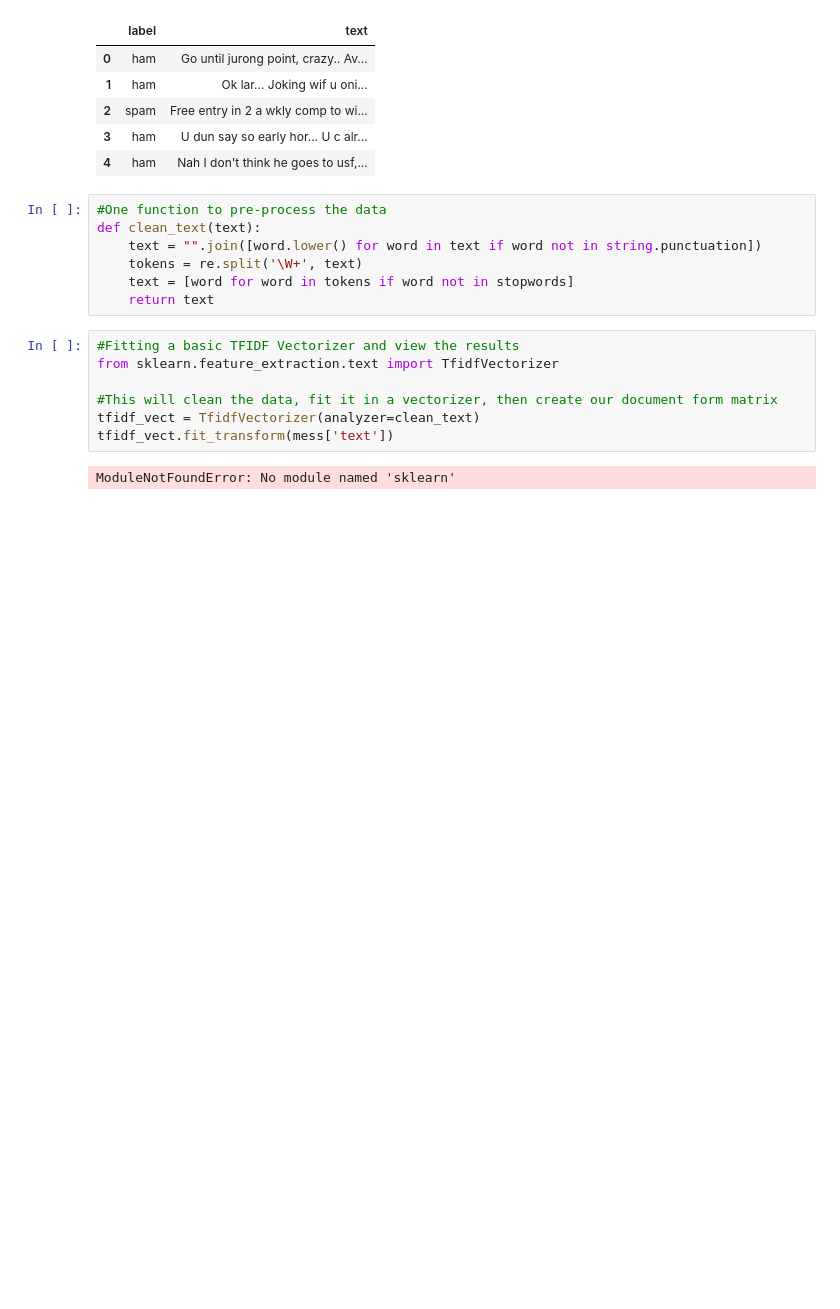
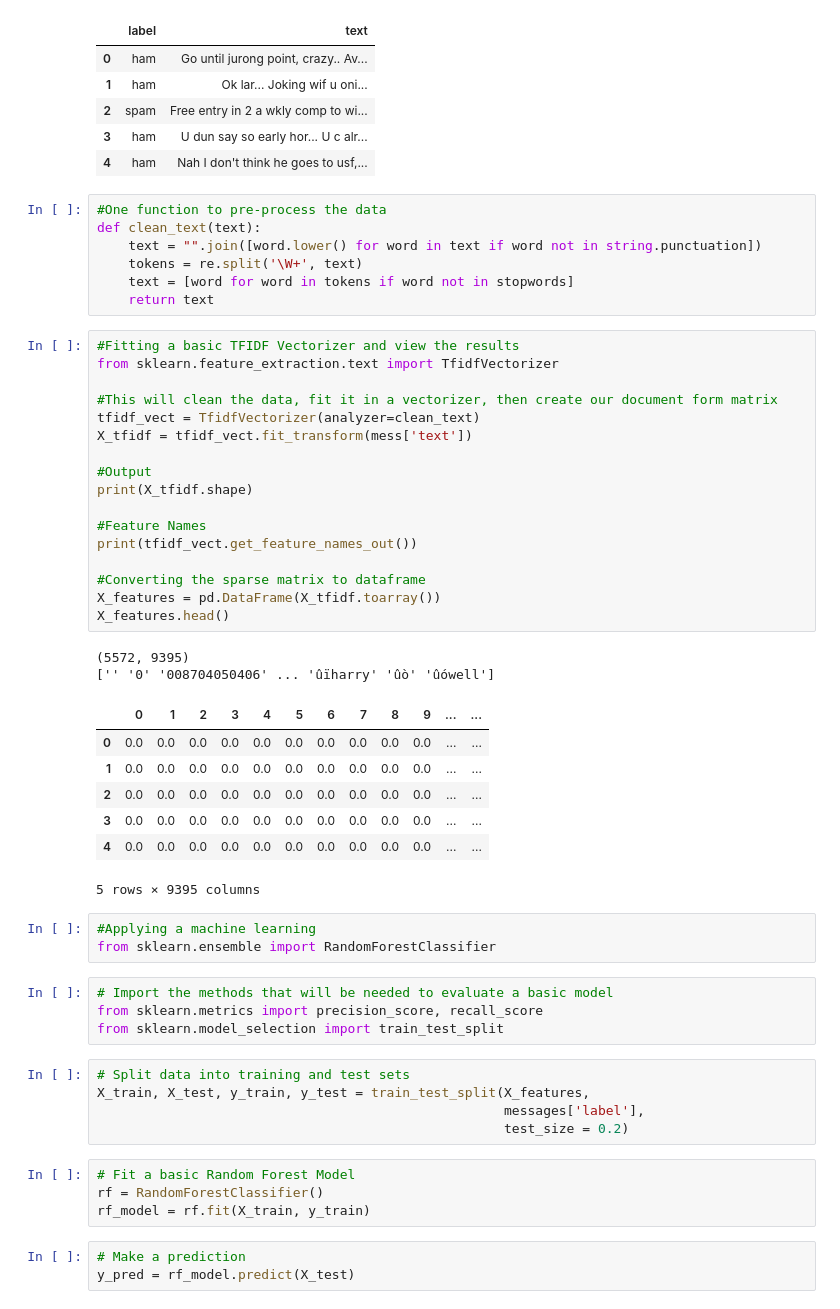
Before and after one commit to jyoung10078/NLP_Project, a Jupyter notebook: NLPTutorial_Notes.ipynb, the cells around one changed output. Drawn from its saved outputs; the diff is of its cells as text; blank space fills up the shorter version.

```diff
--- a/NLPTutorial_Notes.ipynb
+++ b/NLPTutorial_Notes.ipynb
@@ -180,9 +180,46 @@ def clean_text(text):
 # %%
 #Fitting a basic TFIDF Vectorizer and view the results
 from sklearn.feature_extraction.text import TfidfVectorizer
 
 #This will clean the data, fit it in a vectorizer, then create our document form matrix
 tfidf_vect = TfidfVectorizer(analyzer=clean_text)
-tfidf_vect.fit_transform(mess['text'])
+X_tfidf = tfidf_vect.fit_transform(mess['text'])
+
+#Output
+print(X_tfidf.shape)
+
+#Feature Names
+print(tfidf_vect.get_feature_names_out())
+
+#Converting the sparse matrix to dataframe
+X_features = pd.DataFrame(X_tfidf.toarray())
+X_features.head()
 # %% [output]
-ModuleNotFoundError: No module named 'sklearn'
+(5572, 9395)
+['' '0' '008704050406' ... 'ûïharry' 'ûò' 'ûówell']
+|  | 0 | 1 | 2 | 3 | 4 | 5 | 6 | 7 | 8 | 9 | ... | ... |
+| 0 | 0.0 | 0.0 | 0.0 | 0.0 | 0.0 | 0.0 | 0.0 | 0.0 | 0.0 | 0.0 | ... | ... |
+| 1 | 0.0 | 0.0 | 0.0 | 0.0 | 0.0 | 0.0 | 0.0 | 0.0 | 0.0 | 0.0 | ... | ... |
+| 2 | 0.0 | 0.0 | 0.0 | 0.0 | 0.0 | 0.0 | 0.0 | 0.0 | 0.0 | 0.0 | ... | ... |
+| 3 | 0.0 | 0.0 | 0.0 | 0.0 | 0.0 | 0.0 | 0.0 | 0.0 | 0.0 | 0.0 | ... | ... |
+| 4 | 0.0 | 0.0 | 0.0 | 0.0 | 0.0 | 0.0 | 0.0 | 0.0 | 0.0 | 0.0 | ... | ... |
+5 rows × 9395 columns
+# %%
+#Applying a machine learning
+from sklearn.ensemble import RandomForestClassifier
+# %%
+# Import the methods that will be needed to evaluate a basic model
+from sklearn.metrics import precision_score, recall_score
+from sklearn.model_selection import train_test_split
+# %%
+# Split data into training and test sets
+X_train, X_test, y_train, y_test = train_test_split(X_features,
+                                                    messages['label'],
+                                                    test_size = 0.2)
+# %%
+# Fit a basic Random Forest Model
+rf = RandomForestClassifier()
+rf_model = rf.fit(X_train, y_train)
+# %%
+# Make a prediction
+y_pred = rf_model.predict(X_test)
```
Also changed, not shown: parts of 1 cell of this notebook.
